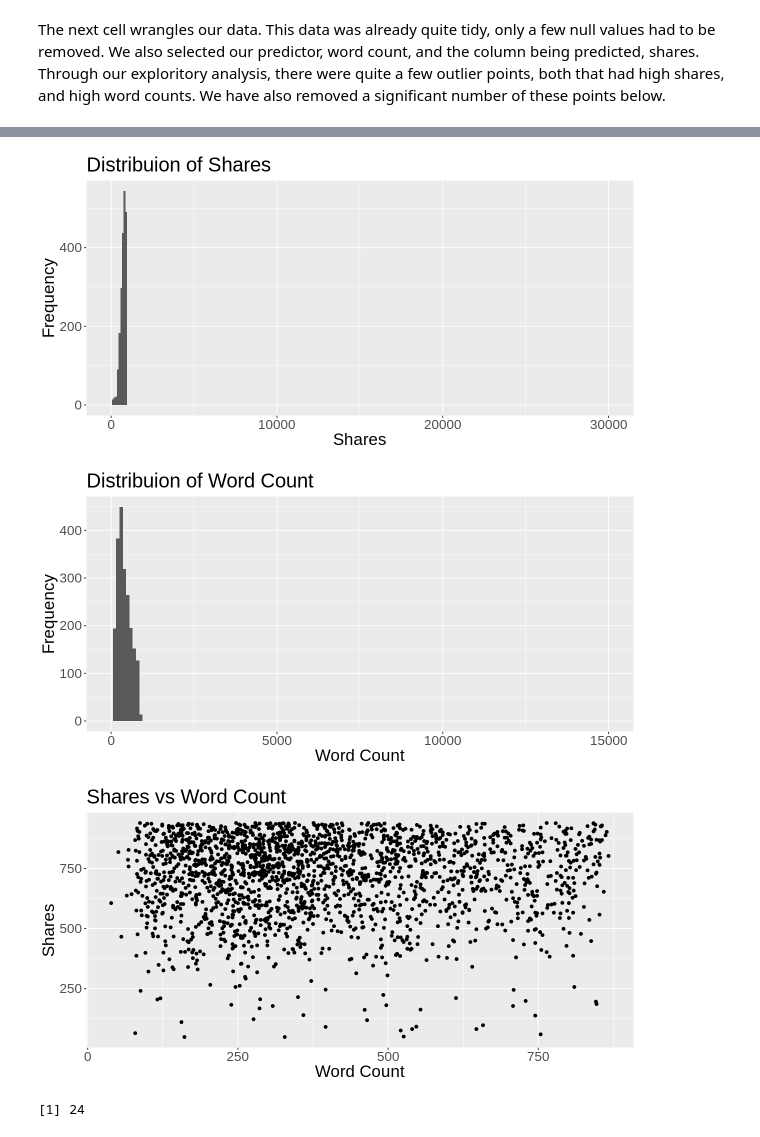
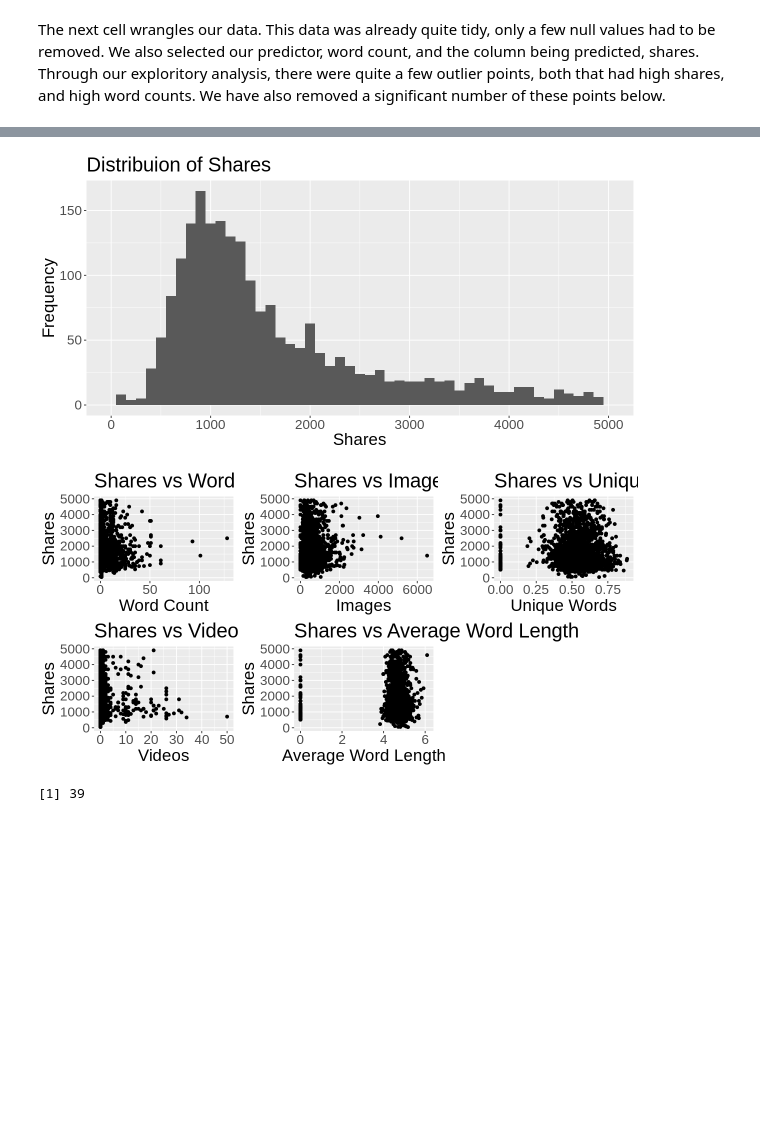
Before and after one commit to EPICxFLIPPER/Project-Report-Group-9, a Jupyter notebook: Project-Report.ipynb, the cells around one changed output, grey strips where cells are left out. Saved outputs shown, nothing was run; the diff lists cells and outputs as text; code cells hidden in the pictures; blank space fills up the shorter version.

```diff
--- a/Project-Report.ipynb
+++ b/Project-Report.ipynb
@@ -115,21 +110,46 @@ set.seed(9)
 options(repr.plot.width = 10, repr.plot.height =5)
 
 shares_plot <- popularity_train |>
-ggplot(aes(x = shares)) + geom_histogram(binwidth = 100)+xlim(0,30000) +labs(x = "Shares" , y = "Frequency") +
+ggplot(aes(x = shares)) + geom_histogram(binwidth = 100)+xlim(0,5000) +labs(x = "Shares" , y = "Frequency") +
 ggtitle("Distribuion of Shares") + theme(text = element_text(size = 20))
 
-words_plot <- popularity_train |>
-ggplot(aes(x = n_tokens_content)) + geom_histogram(binwidth = 100)+xlim(0,15000) +labs(x = "Word Count" , y = "Frequency") +
-ggtitle("Distribuion of Word Count") + theme(text = element_text(size = 20))
+
+shares_vs_imgs_plot <- popularity_train |>
+ggplot(aes(x = num_imgs , y = shares)) + geom_point() + xlab("Word Count") + ylab("Shares") + ggtitle("Shares vs Word Count") +
+theme(text = element_text(size = 20))
+
+shares_vs_word_count_plot <- popularity_train |>
+ggplot(aes(x = n_tokens_content , y = shares)) + geom_point() + xlab("Images") + ylab("Shares") + ggtitle("Shares vs Images") +
+theme(text = element_text(size = 20))
+
+shares_vs_unique_tokens_plot <- popularity_train |>
+ggplot(aes(x = n_unique_tokens , y = shares)) + geom_point() + xlab("Unique Words") + ylab("Shares") +
+ggtitle("Shares vs Unique Words") +
+theme(text = element_text(size = 20))
+
+shares_vs_videos_plot <- popularity_train |>
+ggplot(aes(x = num_videos , y = shares)) + geom_point() + xlab("Videos") + ylab("Shares") +
+ggtitle("Shares vs Videos") +
+theme(text = element_text(size = 20))
+
+shares_vs_token_length_plot <- popularity_train |>
+ggplot(aes(x = average_token_length , y = shares)) + geom_point() + xlab("Average Word Length") + ylab("Shares") +
+ggtitle("Shares vs Average Word Length") +
+theme(text = element_text(size = 20))
 
 
-shares_vs_word_count_plot <- popularity_train |>
-ggplot(aes(x = n_tokens_content , y = shares)) + geom_point() + xlab("Word Count") + ylab("Shares") + ggtitle("Shares vs Word Count") +
-theme(text = element_text(size = 20))
 
 shares_plot
-words_plot
-shares_vs_word_count_plot
+
+plots <- plot_grid(
+shares_vs_imgs_plot,
+shares_vs_word_count_plot,
+shares_vs_unique_tokens_plot,
+shares_vs_videos_plot,
+
+    shares_vs_token_length_plot,
+    ncol = 3)
+plots
 # %% [output]
 Warning message:
 “Removed 2 rows containing missing values (geom_bar).”
@@ -138,6 +156,5 @@ Warning message:
-[figure, old version]
+[figure, new version]
-[figure, old version]
+[figure, new version]
-[figure, removed]
 # %%
 #I will be loacting the best neighbors to use
 set.seed(9)
@@ -145,11 +162,11 @@ popularity_spec <- nearest_neighbor(weight_func = "rectangular" , neighbors = tu
 set_engine("kknn") |>
 set_mode("regression")
 
-popularity_recipe <- recipe(shares~n_tokens_content, data = popularity_train) |>
+popularity_recipe <- recipe(shares~., data = popularity_train) |>
 step_scale(all_predictors()) |>
 step_center(all_predictors())
 
-gridvals <- tibble(neighbors = seq(from = 1, to = 10, by = 1))
+gridvals <- tibble(neighbors = seq(from = 20, to = 40, by = 1))
 popularity_vfold <- vfold_cv(data = popularity_train, v = 5, strata = shares)
 
 popularity_fit <- workflow() |>
@@ -167,6 +184,6 @@ pull()
 
 popularity_fit
 # %% [output]
-[1] 24
+[1] 39
 # %%
 set.seed(9)
```
Also changed, not shown: parts of 6 cells of this notebook.
